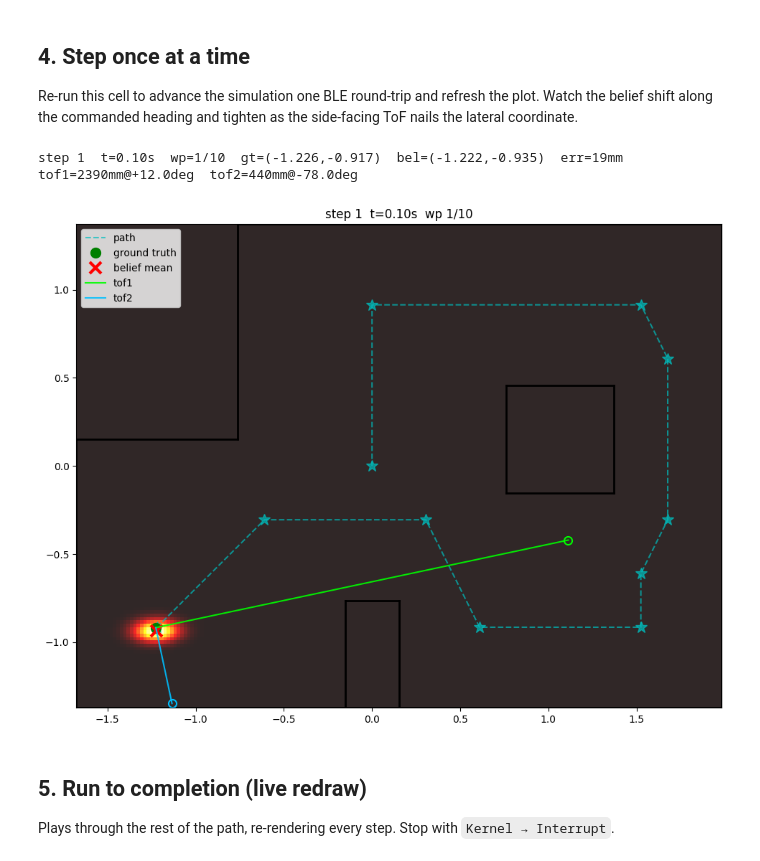
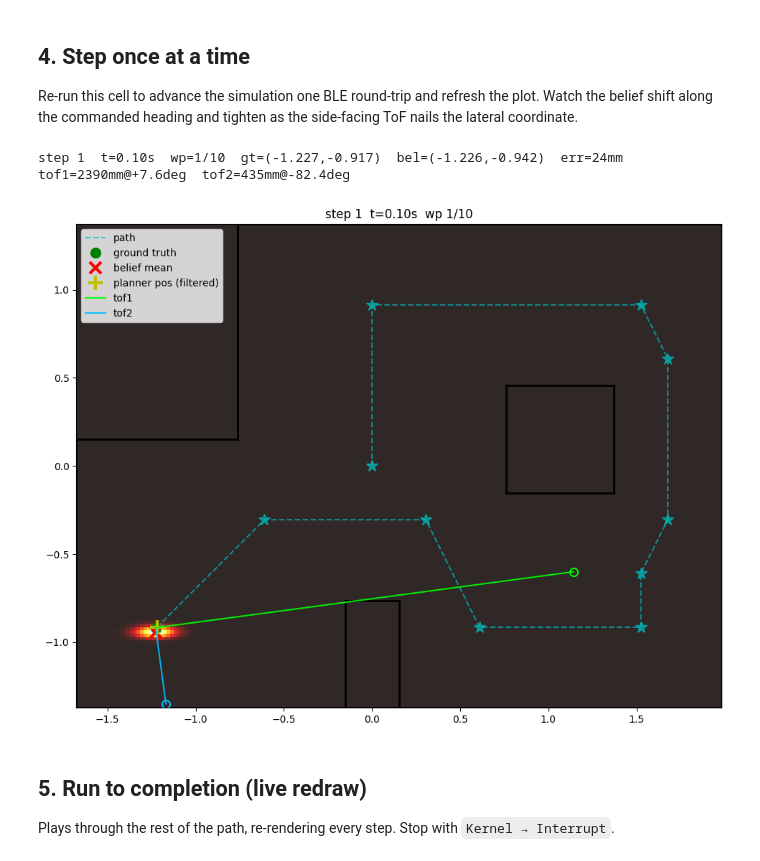
Before and after one commit to Sam-Belliveau/fast-robots, a Jupyter notebook: labs/lab12/sim/notebooks/sim_demo.ipynb, the cells around one changed output. Drawn from its saved outputs; the diff is of its cells as text; code cells hidden in the pictures.

```diff
--- a/labs/lab12/sim/notebooks/sim_demo.ipynb
+++ b/labs/lab12/sim/notebooks/sim_demo.ipynb
@@ -76,7 +143,7 @@ plot = BeliefPlot(loc, map_lines, path=PATH)
 gx, gy, _ = sim.pose
 # Synthetic empty response just to draw the initial state.
 from sim_robot import DriveUpdateResponse
-empty = DriveUpdateResponse(0, 0, 0, 0.0, 0, 0, 0.0, 0.0)
+empty = DriveUpdateResponse(0, 0, 0, 0.0, 0, 0, 0.0, 0.0, 0.0, 0.0, 0.0)
 plot.update((gx, gy), empty, title='step 0  (initial belief)')
 plt.show()
 # %% [output]
@@ -88,29 +155,31 @@ Re-run this cell to advance the simulation one BLE round-trip and refresh the pl
 # %%
 if 'last_t_us' not in dir():
     last_t_us = 0
 if 'step' not in dir():
     step = 0
 if 'last_yaw' not in dir():
     last_yaw = START_THETA_DEG
 
 resp, last_t_us = await step_once(sim, loc, ctl, last_t_us=last_t_us, last_yaw_deg=last_yaw)
 last_yaw = resp.yaw_deg
 step += 1
 
 gx, gy, gth = sim.pose
 bx, by = loc.mean_xy()
 err_mm = math.hypot(bx - gx, by - gy) * 1000
 print(
     f'step {step}  t={sim.t_s:.2f}s  wp={ctl.idx}/{len(PATH)-1}  '
     f'gt=({gx:+.3f},{gy:+.3f})  bel=({bx:+.3f},{by:+.3f})  err={err_mm:.0f}mm  '
     f'tof1={resp.tof1_dist_mm}mm@{resp.tof1_yaw_deg:+.1f}deg  '
     f'tof2={resp.tof2_dist_mm}mm@{resp.tof2_yaw_deg:+.1f}deg'
 )
-plot.update((gx, gy), resp, title=f'step {step}  t={sim.t_s:.2f}s  wp {ctl.idx}/{len(PATH)-1}')
+plot.update((gx, gy), resp,
+            title=f'step {step}  t={sim.t_s:.2f}s  wp {ctl.idx}/{len(PATH)-1}',
+            filtered_xy=(ctl.filt_x, ctl.filt_y) if ctl.filt_x is not None else None)
 display(plot.fig)
 # %% [output]
-step 1  t=0.10s  wp=1/10  gt=(-1.226,-0.917)  bel=(-1.222,-0.935)  err=19mm  tof1=2390mm@+12.0deg  tof2=440mm@-78.0deg
+step 1  t=0.10s  wp=1/10  gt=(-1.227,-0.917)  bel=(-1.226,-0.942)  err=24mm  tof1=2390mm@+7.6deg  tof2=435mm@-82.4deg
-[figure, old version]
+[figure, new version]
 # %% [markdown]
 ## 5. Run to completion (live redraw)
 
```
Also changed, not shown: parts of 6 cells of this notebook, 19 other files.
